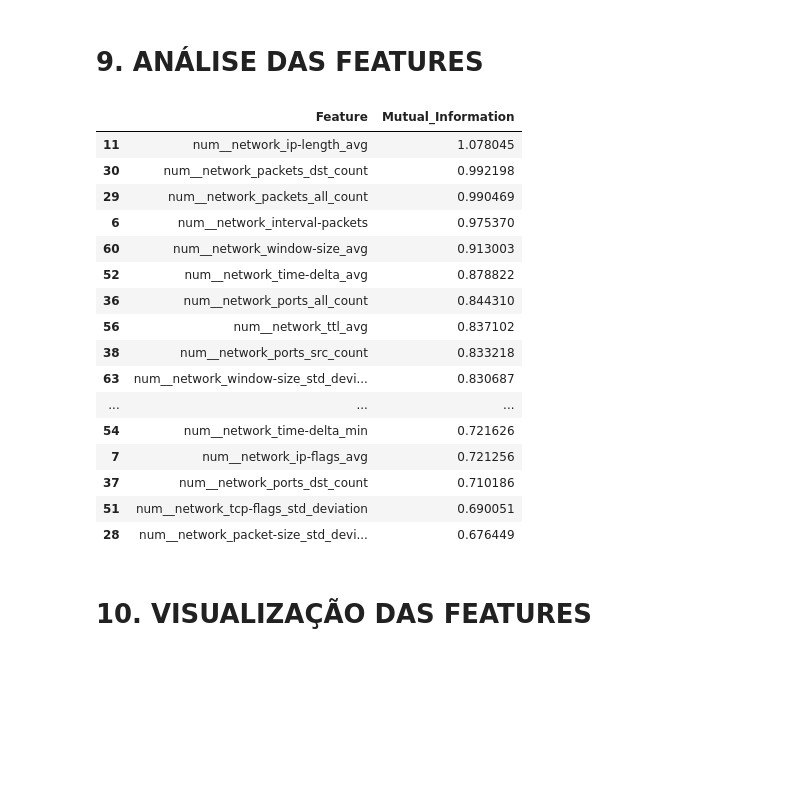
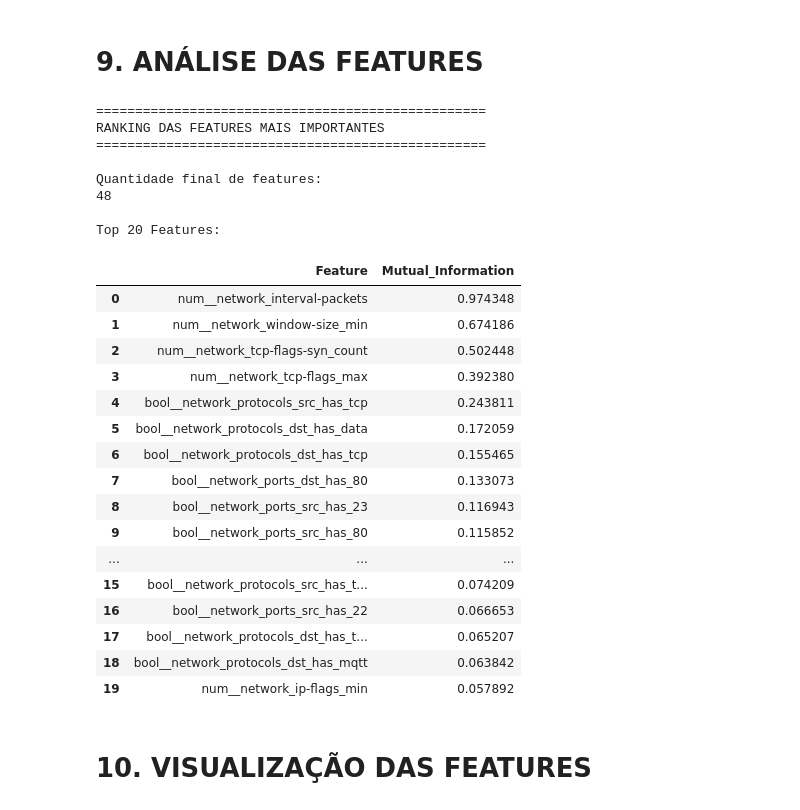
Before and after one commit to Bruno8740/projeto-detect-attack-iiot-rl-multiclasse, a Jupyter notebook: modelo.ipynb, the cells around one changed output. Saved outputs shown, nothing was run; the diff lists cells and outputs as text; code cells hidden in the pictures; blank space fills up the shorter version.

```diff
--- a/modelo.ipynb
+++ b/modelo.ipynb
@@ -791,26 +1014,30 @@ Features removidas:
 # 9. ANÁLISE DAS FEATURES
 # %%
 """
+==================================================
+ANÁLISE DAS FEATURES APÓS FEATURE SELECTION
+==================================================
+
 OBJETIVO:
 Exibir:
 
 - features restantes após VIF
+- features removidas pelo VarianceThreshold
 - features selecionadas pelo SelectKBest
 - score de Mutual Information
-- ranking das features mais relevantes
 """
 
-# FEATURES ORIGINAIS DO PREPROCESSOR
+# ==================================================
+# FEATURES GERADAS PELO PREPROCESSOR
+# ==================================================
+
 feature_names = preprocessor.get_feature_names_out()
 
-# FEATURES RESTANTES APÓS VIF
-feature_names_vif = np.array(selected_after_vif)
-
 # ==================================================
-# FEATURES RESTANTES APÓS VARIANCE THRESHOLD
+# FEATURES APÓS VARIANCE THRESHOLD
 # ==================================================
 
-feature_names_variance = feature_names_vif[
+feature_names_variance = feature_names[
     variance_filter.get_support()
 ]
 
@@ -831,7 +1058,7 @@ scores = selector.scores_[
 ]
 
 # ==================================================
-# DATAFRAME DE IMPORTÂNCIA
+# DATAFRAME FINAL
 # ==================================================
 
 feature_importance = pd.DataFrame({
@@ -842,49 +1069,58 @@ feature_importance = pd.DataFrame({
 })
 
 # ==================================================
 # ORDENAÇÃO
 # ==================================================
 
 feature_importance = feature_importance.sort_values(
 
     by="Mutual_Information",
 
     ascending=False
 ).reset_index(drop=True)
 
 # ==================================================
 # RESULTADOS
 # ==================================================
 
 print("==================================================")
 print("RANKING DAS FEATURES MAIS IMPORTANTES")
 print("==================================================")
 
 print("\nQuantidade final de features:")
 print(len(selected_features))
 
 print("\nTop 20 Features:")
+
 display(
     feature_importance.head(20)
 )
 # %% [output]
+==================================================
+RANKING DAS FEATURES MAIS IMPORTANTES
+==================================================
+
+Quantidade final de features:
+48
+
+Top 20 Features:
 |  | Feature | Mutual_Information |
-| 11 | num__network_ip-length_avg | 1.078045 |
-| 30 | num__network_packets_dst_count | 0.992198 |
-| 29 | num__network_packets_all_count | 0.990469 |
-| 6 | num__network_interval-packets | 0.975370 |
-| 60 | num__network_window-size_avg | 0.913003 |
-| 52 | num__network_time-delta_avg | 0.878822 |
-| 36 | num__network_ports_all_count | 0.844310 |
-| 56 | num__network_ttl_avg | 0.837102 |
-| 38 | num__network_ports_src_count | 0.833218 |
-| 63 | num__network_window-size_std_devi... | 0.830687 |
+| 0 | num__network_interval-packets | 0.974348 |
+| 1 | num__network_window-size_min | 0.674186 |
+| 2 | num__network_tcp-flags-syn_count | 0.502448 |
+| 3 | num__network_tcp-flags_max | 0.392380 |
+| 4 | bool__network_protocols_src_has_tcp | 0.243811 |
+| 5 | bool__network_protocols_dst_has_data | 0.172059 |
+| 6 | bool__network_protocols_dst_has_tcp | 0.155465 |
+| 7 | bool__network_ports_dst_has_80 | 0.133073 |
+| 8 | bool__network_ports_src_has_23 | 0.116943 |
+| 9 | bool__network_ports_src_has_80 | 0.115852 |
 | ... | ... | ... |
-| 54 | num__network_time-delta_min | 0.721626 |
-| 7 | num__network_ip-flags_avg | 0.721256 |
-| 37 | num__network_ports_dst_count | 0.710186 |
-| 51 | num__network_tcp-flags_std_deviation | 0.690051 |
-| 28 | num__network_packet-size_std_devi... | 0.676449 |
+| 15 | bool__network_protocols_src_has_t... | 0.074209 |
+| 16 | bool__network_ports_src_has_22 | 0.066653 |
+| 17 | bool__network_protocols_dst_has_t... | 0.065207 |
+| 18 | bool__network_protocols_dst_has_mqtt | 0.063842 |
+| 19 | num__network_ip-flags_min | 0.057892 |
 # %% [markdown]
 # 10. VISUALIZAÇÃO DAS FEATURES
 # %%
```
Also changed, not shown: parts of 7 cells of this notebook.
